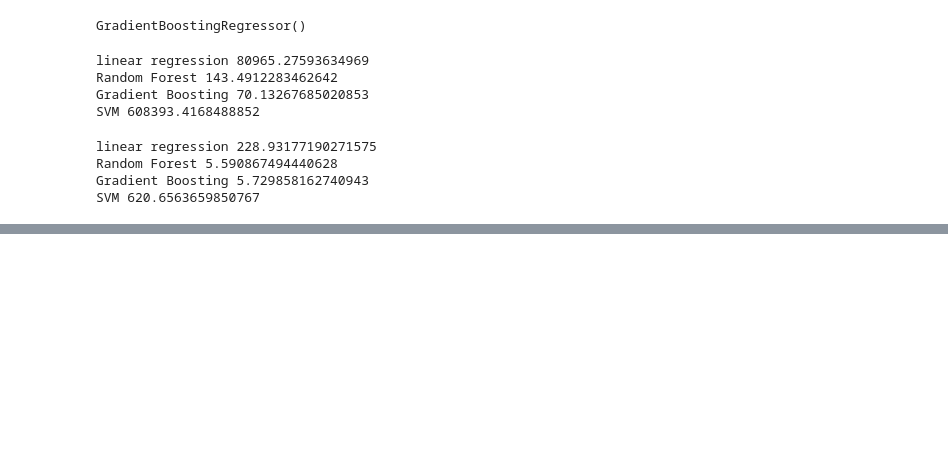
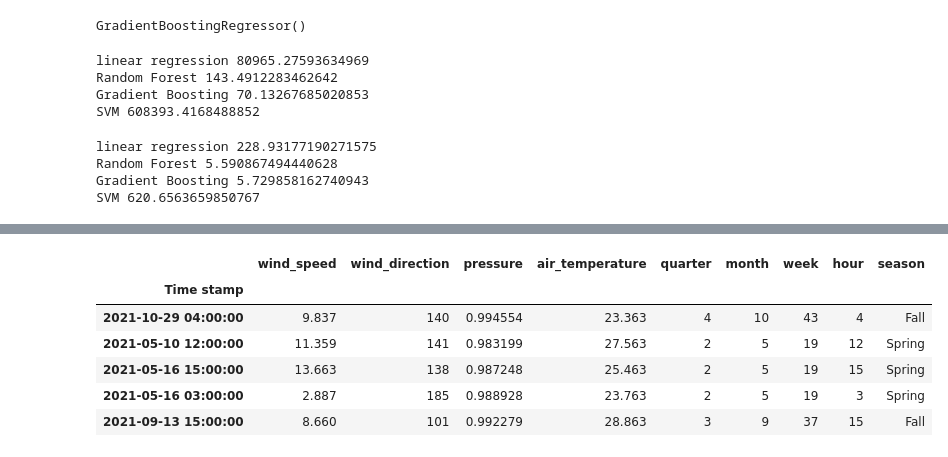
Before and after one commit to Mercymerine/Amdari21DayDataChallenge, a Jupyter notebook: renewable_energy.ipynb, the cells around one changed output, grey strips where cells are left out. Cells and saved outputs as stored; diff of their text form; code cells hidden in the pictures; blank space fills up the shorter version.

```diff
--- a/renewable_energy.ipynb
+++ b/renewable_energy.ipynb
@@ -675,0 +828,7 @@ SVM 620.6563659850767
+# %%
+turbine = pd.read_csv('/content/TexasTurbine.csv')
+features = turbine.sample(5)
+
+features.columns = ['Time stamp', 'power_generated', 'wind_speed', 'wind_direction','pressure', 'air_temperature']
+target = features['power_generated']
+features.drop('power_generated', axis=1, inplace=True)
@@ -675,0 +875,12 @@ SVM 620.6563659850767
+# %%
+features = extract_features(features)
+features['season'] = features['month'].apply(map_month_to_season)
+features
+# %% [output]
+|  | wind_speed | wind_direction | pressure | air_temperature | quarter | month | week | hour | season |
+| Time stamp |  |  |  |  |  |  |  |  |  |
+| 2021-10-29 04:00:00 | 9.837 | 140 | 0.994554 | 23.363 | 4 | 10 | 43 | 4 | Fall |
+| 2021-05-10 12:00:00 | 11.359 | 141 | 0.983199 | 27.563 | 2 | 5 | 19 | 12 | Spring |
+| 2021-05-16 15:00:00 | 13.663 | 138 | 0.987248 | 25.463 | 2 | 5 | 19 | 15 | Spring |
+| 2021-05-16 03:00:00 | 2.887 | 185 | 0.988928 | 23.763 | 2 | 5 | 19 | 3 | Spring |
+| 2021-09-13 15:00:00 | 8.660 | 101 | 0.992279 | 28.863 | 3 | 9 | 37 | 15 | Fall |
```
Also changed, not shown: parts of 36 cells of this notebook.
